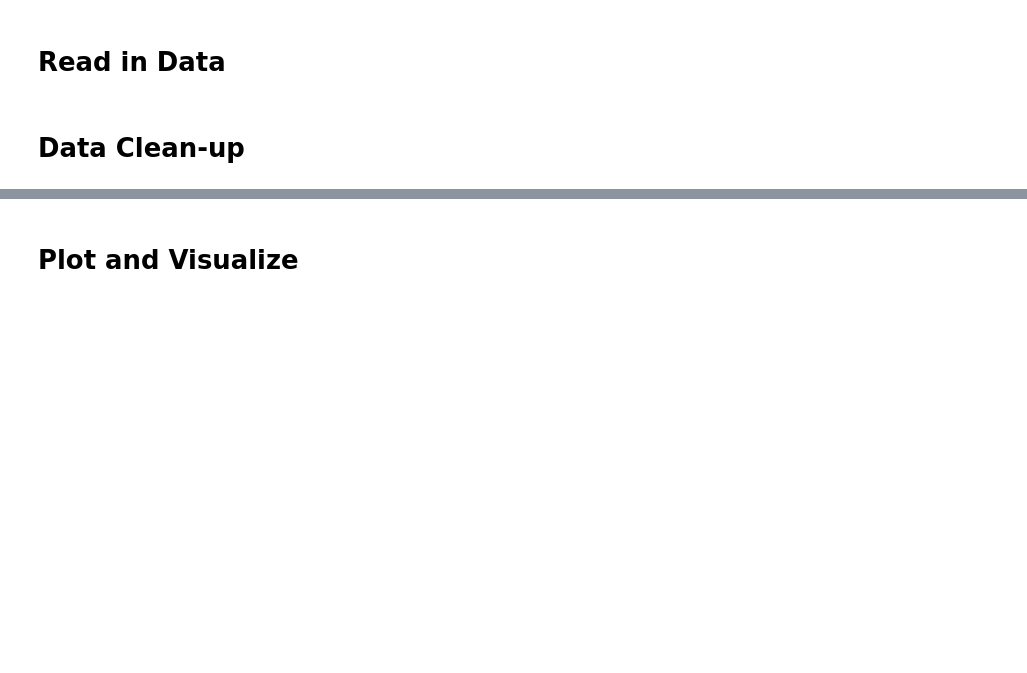
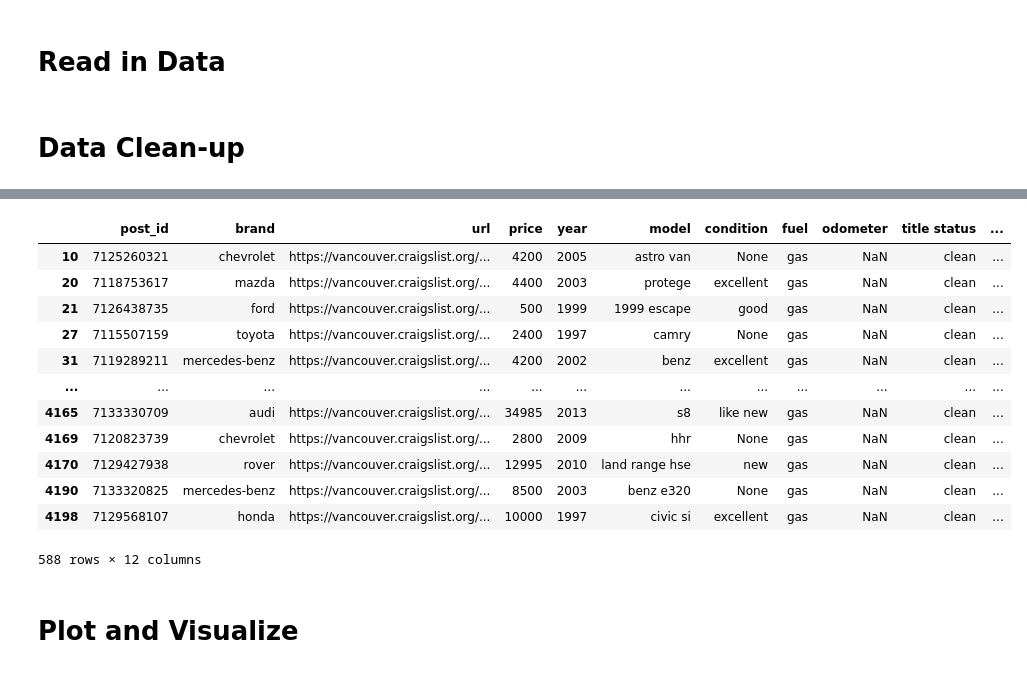
Before and after one commit to justinmlam/used-car-price-predictor, a Jupyter notebook: model/eda.ipynb, the cells around one changed output, grey strips where cells are left out. Cells and saved outputs as stored; diff of their text form; code cells hidden in the pictures; blank space fills up the shorter version.

```diff
--- a/model/eda.ipynb
+++ b/model/eda.ipynb
@@ -128,3 +141,21 @@ data
+# %%
+# How are we going to use "model" consistently? Do we mix all "civic" together? (eg civic sport, civic coupe, civic touring..)
+
+data[data['odometer'].isnull()]
+# %% [output]
+|  | post_id | brand | url | price | year | model | condition | fuel | odometer | title status | ... |
+| 10 | 7125260321 | chevrolet | https://vancouver.craigslist.org/... | 4200 | 2005 | astro van | None | gas | NaN | clean | ... |
+| 20 | 7118753617 | mazda | https://vancouver.craigslist.org/... | 4400 | 2003 | protege | excellent | gas | NaN | clean | ... |
+| 21 | 7126438735 | ford | https://vancouver.craigslist.org/... | 500 | 1999 | 1999 escape | good | gas | NaN | clean | ... |
+| 27 | 7115507159 | toyota | https://vancouver.craigslist.org/... | 2400 | 1997 | camry | None | gas | NaN | clean | ... |
+| 31 | 7119289211 | mercedes-benz | https://vancouver.craigslist.org/... | 4200 | 2002 | benz | excellent | gas | NaN | clean | ... |
+| ... | ... | ... | ... | ... | ... | ... | ... | ... | ... | ... | ... |
+| 4165 | 7133330709 | audi | https://vancouver.craigslist.org/... | 34985 | 2013 | s8 | like new | gas | NaN | clean | ... |
+| 4169 | 7120823739 | chevrolet | https://vancouver.craigslist.org/... | 2800 | 2009 | hhr | None | gas | NaN | clean | ... |
+| 4170 | 7129427938 | rover | https://vancouver.craigslist.org/... | 12995 | 2010 | land range hse | new | gas | NaN | clean | ... |
+| 4190 | 7133320825 | mercedes-benz | https://vancouver.craigslist.org/... | 8500 | 2003 | benz e320 | None | gas | NaN | clean | ... |
+| 4198 | 7129568107 | honda | https://vancouver.craigslist.org/... | 10000 | 1997 | civic si | excellent | gas | NaN | clean | ... |
+588 rows × 12 columns
 # %% [markdown]
 # Plot and Visualize
 # %%
```
Also changed, not shown: parts of 6 cells of this notebook.
